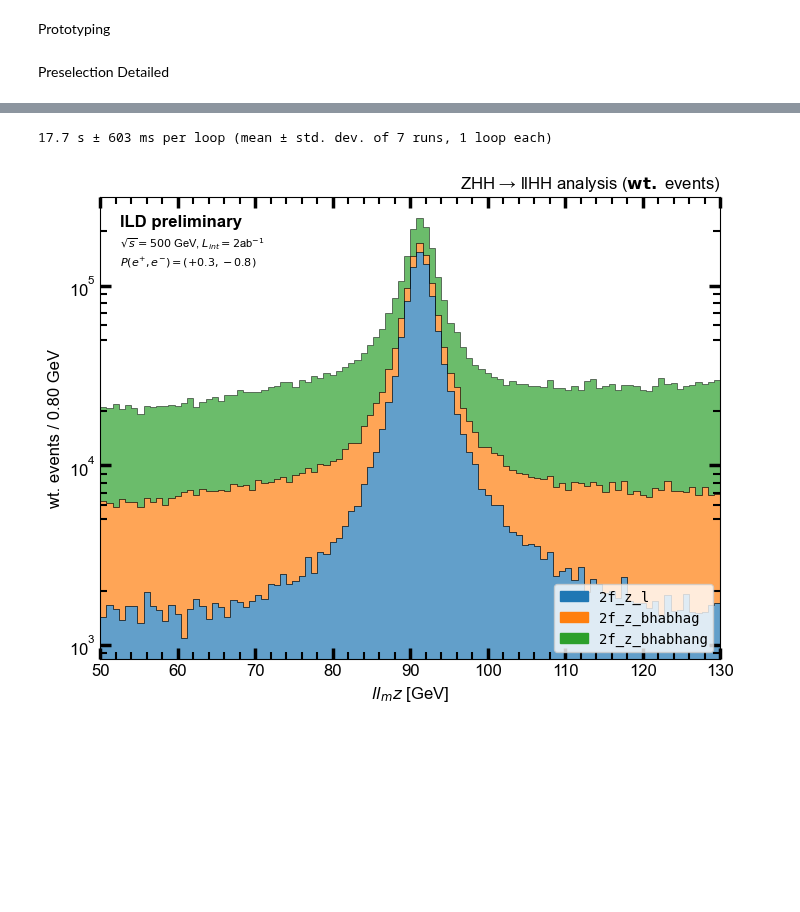
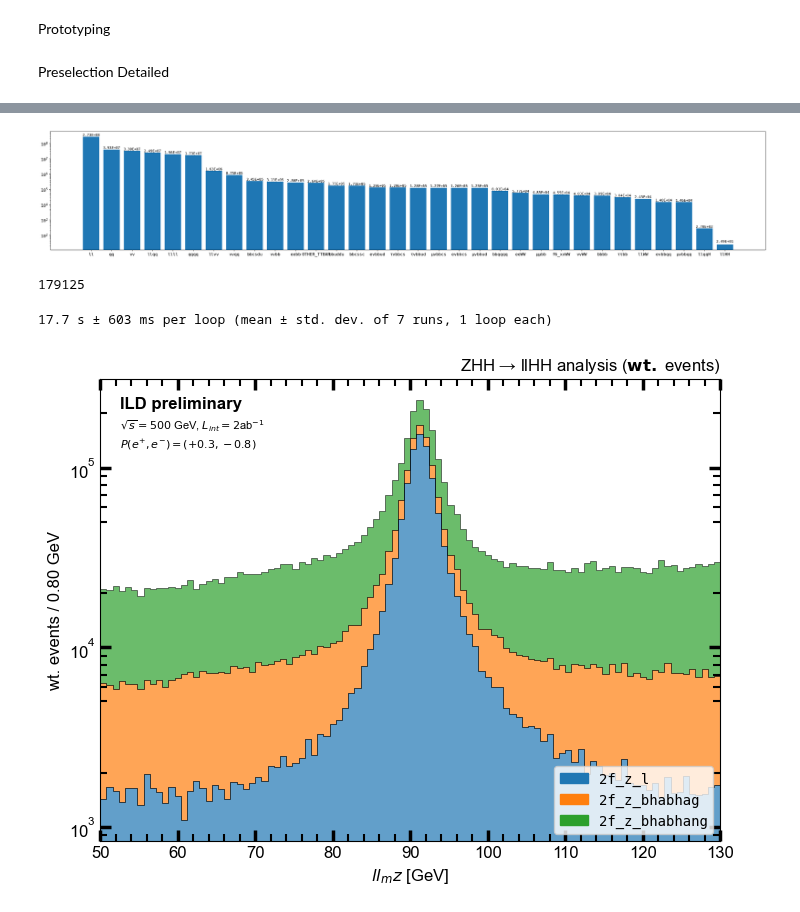
Before and after one commit to ILDAnaSoft/ZHH, a Jupyter notebook: notebooks/6_preselection.ipynb, the cells around one changed output, grey strips where cells are left out. Cells and saved outputs as stored; diff of their text form; code cells hidden in the pictures; blank space fills up the shorter version.

```diff
--- a/notebooks/6_preselection.ipynb
+++ b/notebooks/6_preselection.ipynb
@@ -276,0 +323,31 @@ plot_lepton_preselection(presel_results, weights, category_map_inv, processes)
+# %%
+xlim=(0, 650.)
+
+calc_dict = calc_preselection_by_event_categories(presel_results, processes, weights, category_map_inv, 'llHH', True, 'll_mz',
+                                                  event_categories=[11, 16, 12, 13, 14], additional_event_categories=27)[0]
+
+categories = np.array(list(calc_dict.keys()))
+counts = np.zeros(len(categories), dtype=float)
+
+for i, cat in enumerate(categories):
+    counts[i] = calc_dict[cat][1].sum()
+
+mask = np.argsort(-counts)
+categories = categories[mask]
+counts = counts[mask]
+# %%
+fig, ax = plt.subplots(figsize=(36, 6))
+
+ax.bar(categories, counts)
+ax.set_yscale('log')
+rects = ax.patches
+
+for rect, count in zip(rects, counts):
+    height = rect.get_height()
+    ax.text(
+        rect.get_x() + rect.get_width() / 2, height + 5, f'{count:.2E}', ha="center", va="bottom"
+    )
+
+plt.show()
+# %% [output]
+[figure, added]
@@ -277,3 +361,7 @@ plot_lepton_preselection(presel_results, weights, category_map_inv, processes)
+# %%
+fsc.nbytes
+# %% [output]
+179125
 # %%
 def test(i):
     return np.sum(presel_results['ll_mh1'][presel_results['pid'] == i])
```
Also changed, not shown: parts of 12 cells of this notebook, 9 other files.
